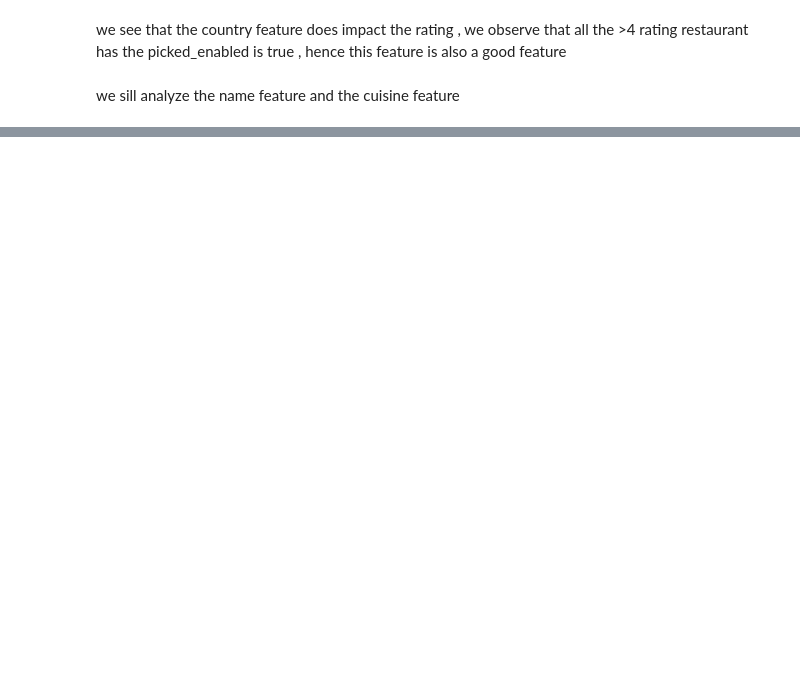
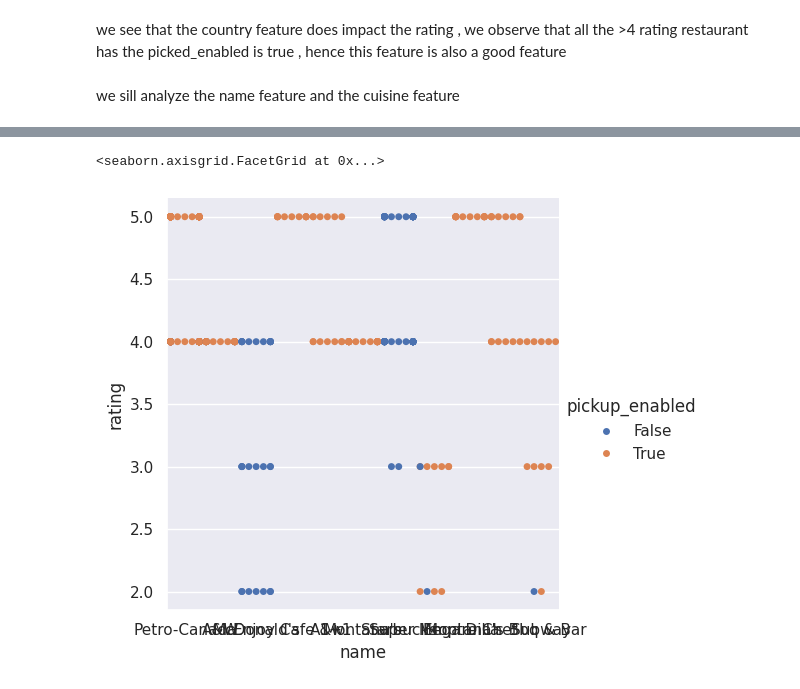
Before and after one commit to sanywright13/data-science, a Jupyter notebook: American_Resturants_analysis.ipynb, the cells around one changed output, grey strips where cells are left out. Cells and saved outputs as stored; diff of their text form; code cells hidden in the pictures; blank space fills up the shorter version.

```diff
--- a/American_Resturants_analysis.ipynb
+++ b/American_Resturants_analysis.ipynb
@@ -328,0 +322,2 @@ Index(['Petro-Canada', 'Starbucks', 'A&W', 'McDonald's', 'Montana's',
+# %%
+ss=data['name'].value_counts()
@@ -328,0 +339,9 @@ Index(['Petro-Canada', 'Starbucks', 'A&W', 'McDonald's', 'Montana's',
+# %%
+famous_restaurant=ss[data['name'].value_counts()>10].index
+# %%
+data_top_rstaurant=data[data['name'].isin(famous_restaurant)]
+# %%
+sns.catplot(data=data_top_rstaurant, x="name", y="rating", hue="pickup_enabled", kind="swarm")
+# %% [output]
+<seaborn.axisgrid.FacetGrid at 0x...>
+[figure, added]
```
Also changed, not shown: parts of 90 cells of this notebook.
